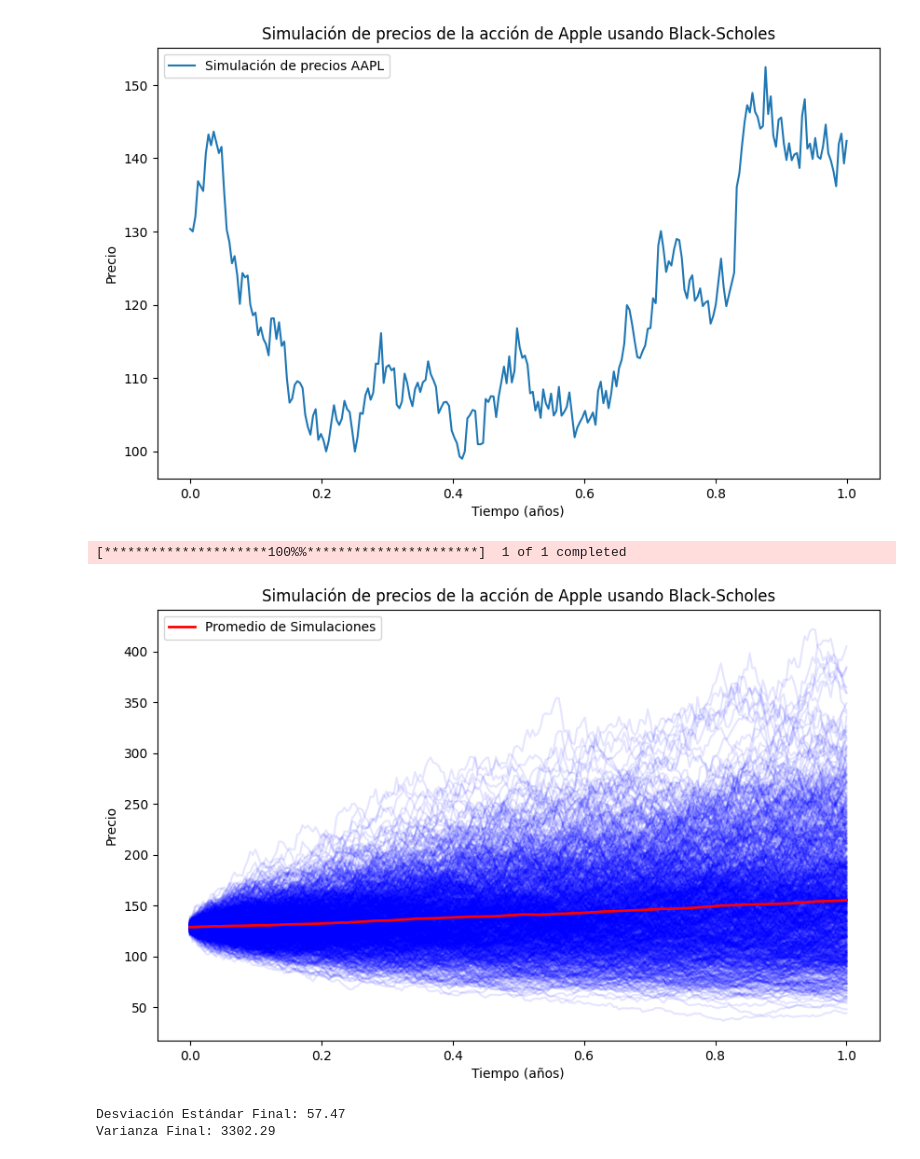
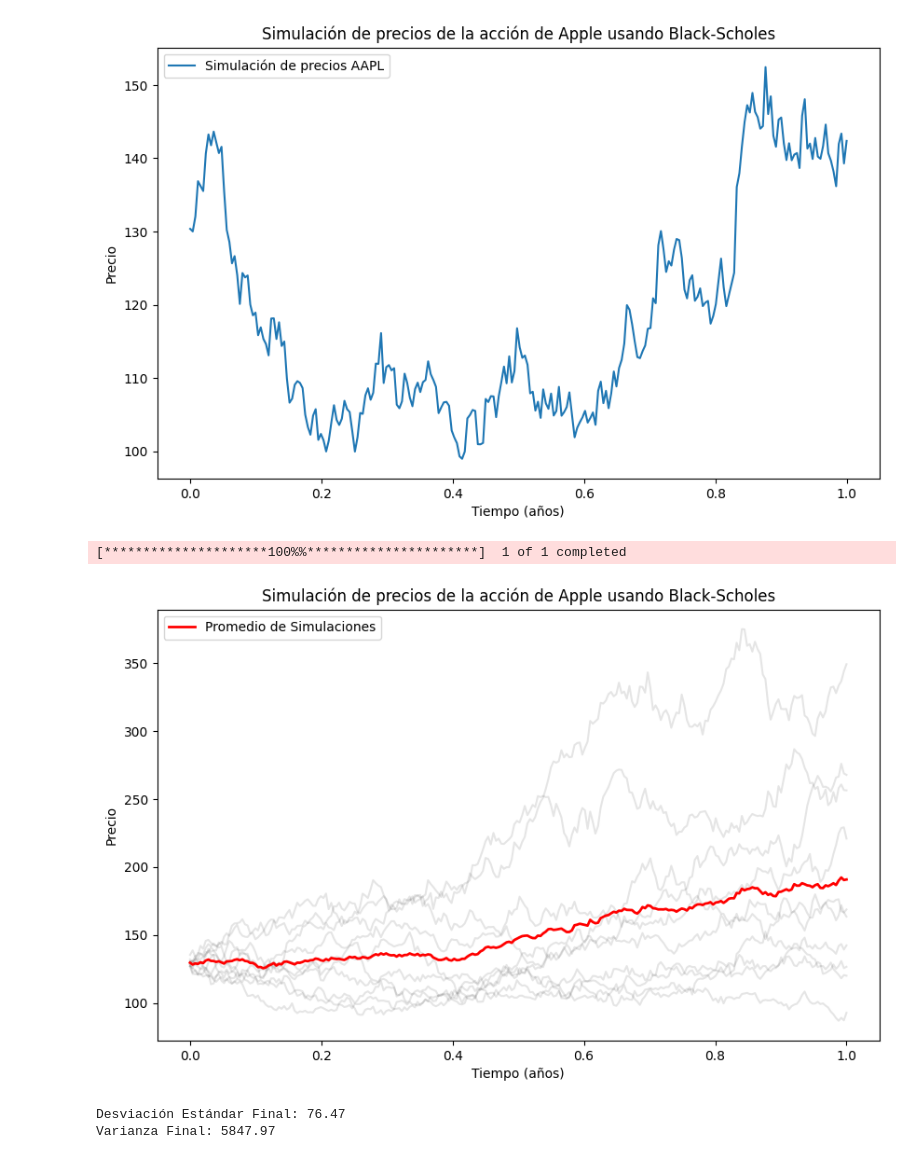
Before and after one commit to JoelVillagomez1220/Simulaci-n-2-, a Jupyter notebook: BlackandScholescon”n”simulaciones.ipynb, the cells around one changed output. Saved outputs shown, nothing was run; the diff lists cells and outputs as text; code cells hidden in the pictures.

```diff
--- a/BlackandScholescon”n”simulaciones.ipynb
+++ b/BlackandScholescon”n”simulaciones.ipynb
@@ -83,7 +83,7 @@ P0 = aapl['Adj Close'][-1]  # Precio inicial (último precio de cierre ajustado)
 np.random.seed(42)  # Fijar semilla para reproducibilidad
 n = 252  # Número de días de negociación en un año
 dt = T / n
-num_simulations = 1000  # Número de simulaciones
+num_simulations = 10  # Número de simulaciones
 
 # Matriz para almacenar todas las simulaciones
 simulations = np.zeros((num_simulations, n))
@@ -92,34 +92,34 @@ simulations = np.zeros((num_simulations, n))
 for i in range(num_simulations):
     Wt = np.random.normal(0, np.sqrt(dt), n).cumsum()
     time = np.linspace(0, T, n)
     Pt = P0 * np.exp((mu - 0.5 * sigma**2) * time + sigma * Wt)
     simulations[i, :] = Pt
 
 # Calcular promedio, desviación estándar y varianza de las simulaciones
 average_simulation = simulations.mean(axis=0)
 std_simulation = simulations.std(axis=0)
 var_simulation = simulations.var(axis=0)
 
 # Plot de todas las simulaciones
 plt.figure(figsize=(10, 6))
 for i in range(num_simulations):
-    plt.plot(time, simulations[i, :], color='blue', alpha=0.1)
+    plt.plot(time, simulations[i, :], color='black', alpha=0.1)
 
 # Plot del promedio de las simulaciones
 plt.plot(time, average_simulation, color='red', label='Promedio de Simulaciones', linewidth=2)
 
 # Configurar gráfico
 plt.xlabel('Tiempo (años)')
 plt.ylabel('Precio')
 plt.title('Simulación de precios de la acción de Apple usando Black-Scholes')
 plt.legend()
 plt.show()
 
 # Mostrar resultados estadísticos
 print(f'Desviación Estándar Final: {std_simulation[-1]:.2f}')
 print(f'Varianza Final: {var_simulation[-1]:.2f}')
 # %% [output]
 [*********************100%%**********************]  1 of 1 completed
-[figure, old version]
+[figure, new version]
-Desviación Estándar Final: 57.47
-Varianza Final: 3302.29
+Desviación Estándar Final: 76.47
+Varianza Final: 5847.97
```
Also changed, not shown: parts of 2 cells of this notebook.
